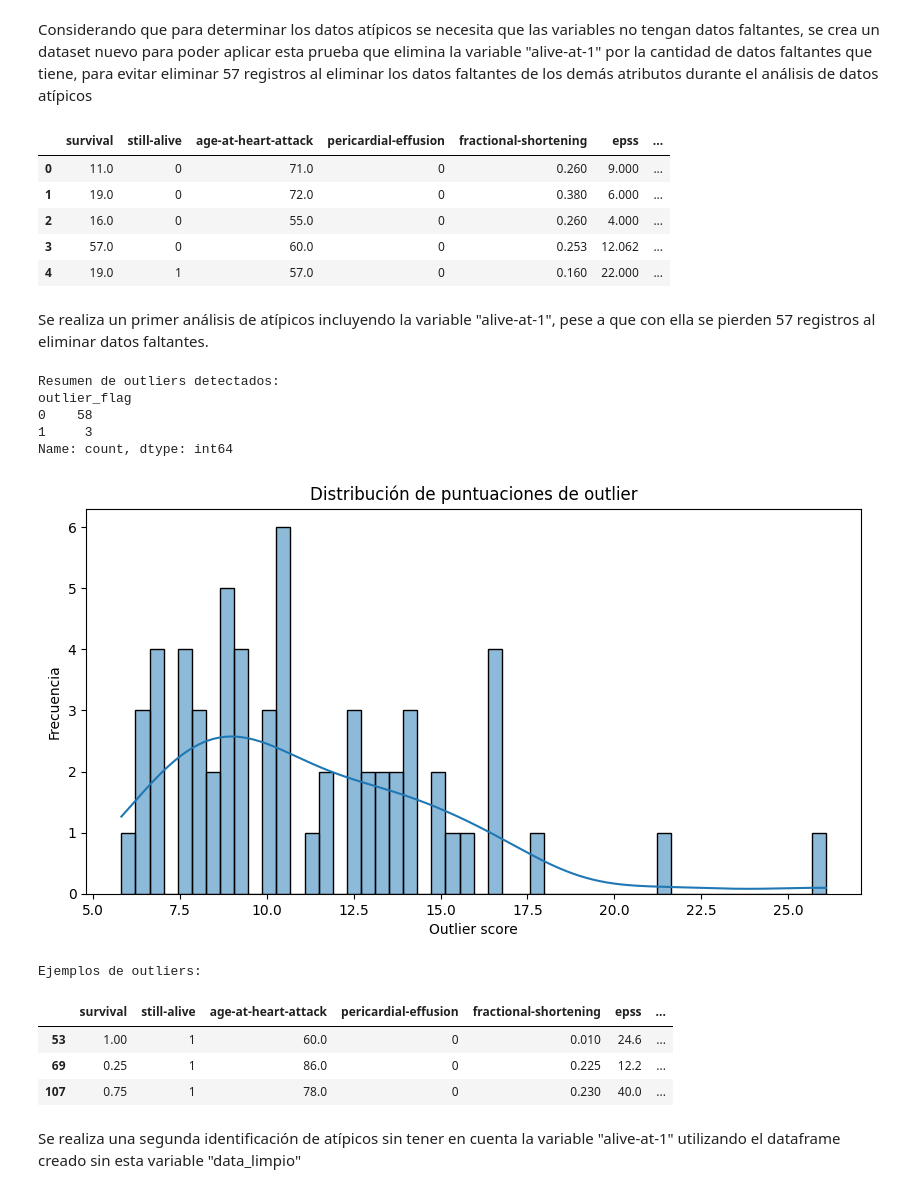
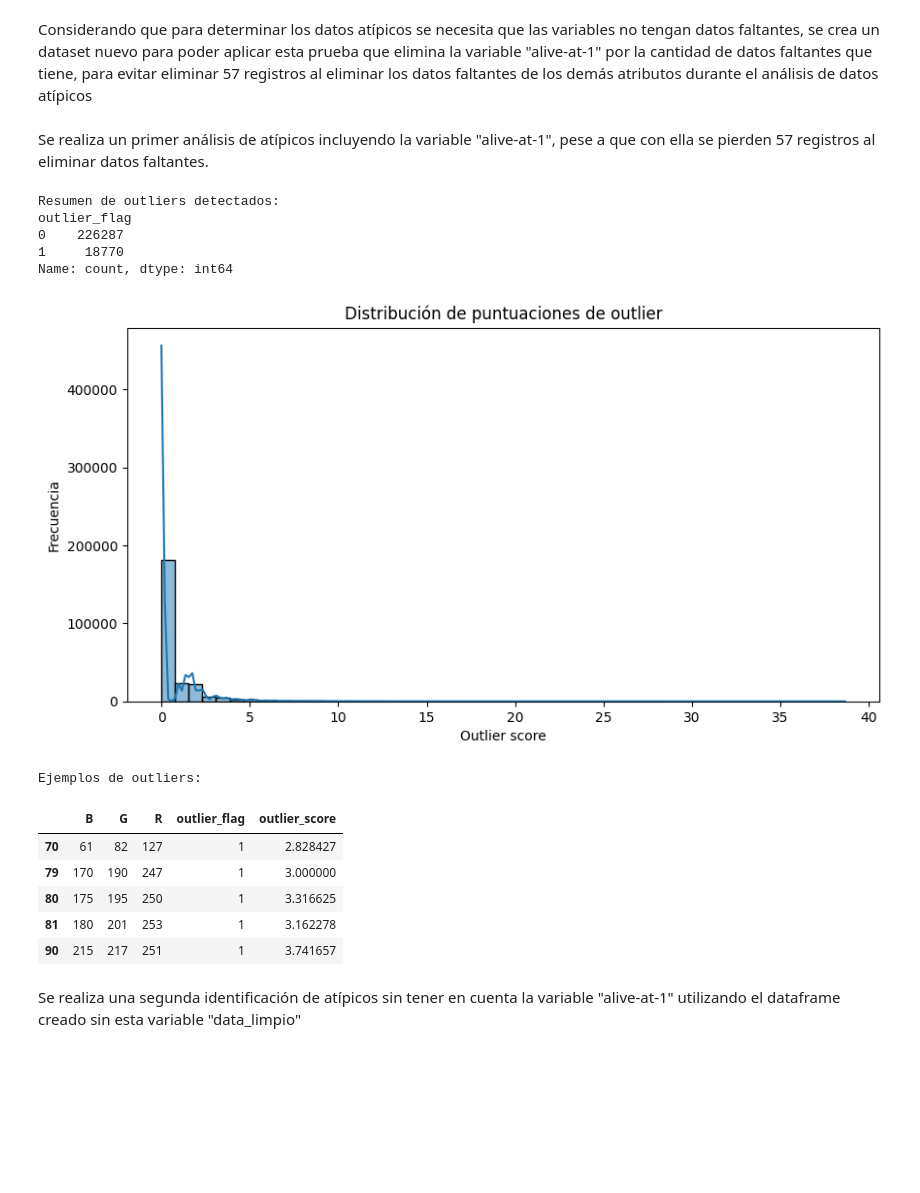
Before and after one commit to marioleandrovanegas/Entrega3U1, a Jupyter notebook: MD/Grupo6_Unidad1_Modulo3.ipynb, the cells around one changed output. Drawn from its saved outputs; the diff is of its cells as text; code cells hidden in the pictures; blank space fills up the shorter version.

```diff
--- a/MD/Grupo6_Unidad1_Modulo3.ipynb
+++ b/MD/Grupo6_Unidad1_Modulo3.ipynb
@@ -89,0 +86,3 @@ dtype: object
+# %%
+df["Clase"] = df.apply(lambda x: 1 if x["Clase"] == 1 else False, axis=1)
+df.head()
@@ -212,59 +206,50 @@ Requirement already satisfied: six>=1.5 in /usr/local/lib/python3.11/dist-packag
 # %% [markdown]
 Considerando que para determinar los datos atípicos se necesita que las variables no tengan datos faltantes, se crea un dataset nuevo para poder aplicar esta prueba que elimina la variable "alive-at-1" por la cantidad de datos faltantes que tiene, para evitar eliminar 57 registros al eliminar los datos faltantes de los demás atributos durante el análisis de datos atípicos
-# %%
-# Eliminación variable "alive-at-1"
-data_limpio = data_num.drop('alive-at-1', axis =1)
-data_limpio.head()
-# %% [output]
-|  | survival | still-alive | age-at-heart-attack | pericardial-effusion | fractional-shortening | epss | ... |
-| 0 | 11.0 | 0 | 71.0 | 0 | 0.260 | 9.000 | ... |
-| 1 | 19.0 | 0 | 72.0 | 0 | 0.380 | 6.000 | ... |
-| 2 | 16.0 | 0 | 55.0 | 0 | 0.260 | 4.000 | ... |
-| 3 | 57.0 | 0 | 60.0 | 0 | 0.253 | 12.062 | ... |
-| 4 | 19.0 | 1 | 57.0 | 0 | 0.160 | 22.000 | ... |
 # %% [markdown]
 Se realiza un primer análisis de atípicos incluyendo la variable "alive-at-1", pese a que con ella se pierden 57 registros al eliminar datos faltantes.
 # %%
 # Eliminar filas con valores faltantes
-data_knn = data_num.dropna().copy()
+data_knn = df_n.dropna().copy()
 
 # Aplicar el modelo KNN de pyod para detectar outliers
 X = data_knn.drop(['outlier_flag', 'outlier_score'], axis=1, errors='ignore')  # solo datos numéricos
 
 clf = KNN()
 clf.fit(X)
 
 # Obtener resultados
 data_knn['outlier_flag'] = clf.predict(X)  # 1 = outlier, 0 = normal
 data_knn['outlier_score'] = clf.decision_function(X)
 
 # Ver resumen
 print("Resumen de outliers detectados:")
 print(data_knn['outlier_flag'].value_counts())
 
 # Visualización de puntuaciones
 plt.figure(figsize=(10, 5))
 sns.histplot(data_knn['outlier_score'], bins=50, kde=True)
 plt.title("Distribución de puntuaciones de outlier")
 plt.xlabel("Outlier score")
 plt.ylabel("Frecuencia")
 plt.show()
 
 # Mostrar los outliers detectados
 outliers = data_knn[data_knn['outlier_flag'] == 1]
 print("Ejemplos de outliers:")
 display(outliers.head())
 # %% [output]
 Resumen de outliers detectados:
 outlier_flag
-0    58
-1     3
+0    226287
+1     18770
 Name: count, dtype: int64
-[figure, old version]
+[figure, new version]
 Ejemplos de outliers:
-|  | survival | still-alive | age-at-heart-attack | pericardial-effusion | fractional-shortening | epss | ... |
-| 53 | 1.00 | 1 | 60.0 | 0 | 0.010 | 24.6 | ... |
-| 69 | 0.25 | 1 | 86.0 | 0 | 0.225 | 12.2 | ... |
-| 107 | 0.75 | 1 | 78.0 | 0 | 0.230 | 40.0 | ... |
+|  | B | G | R | outlier_flag | outlier_score |
+| 70 | 61 | 82 | 127 | 1 | 2.828427 |
+| 79 | 170 | 190 | 247 | 1 | 3.000000 |
+| 80 | 175 | 195 | 250 | 1 | 3.316625 |
+| 81 | 180 | 201 | 253 | 1 | 3.162278 |
+| 90 | 215 | 217 | 251 | 1 | 3.741657 |
 # %% [markdown]
 Se realiza una segunda identificación de atípicos sin tener en cuenta la variable "alive-at-1" utilizando el dataframe creado sin esta variable "data_limpio"
```
Also changed, not shown: parts of 20 cells of this notebook.
